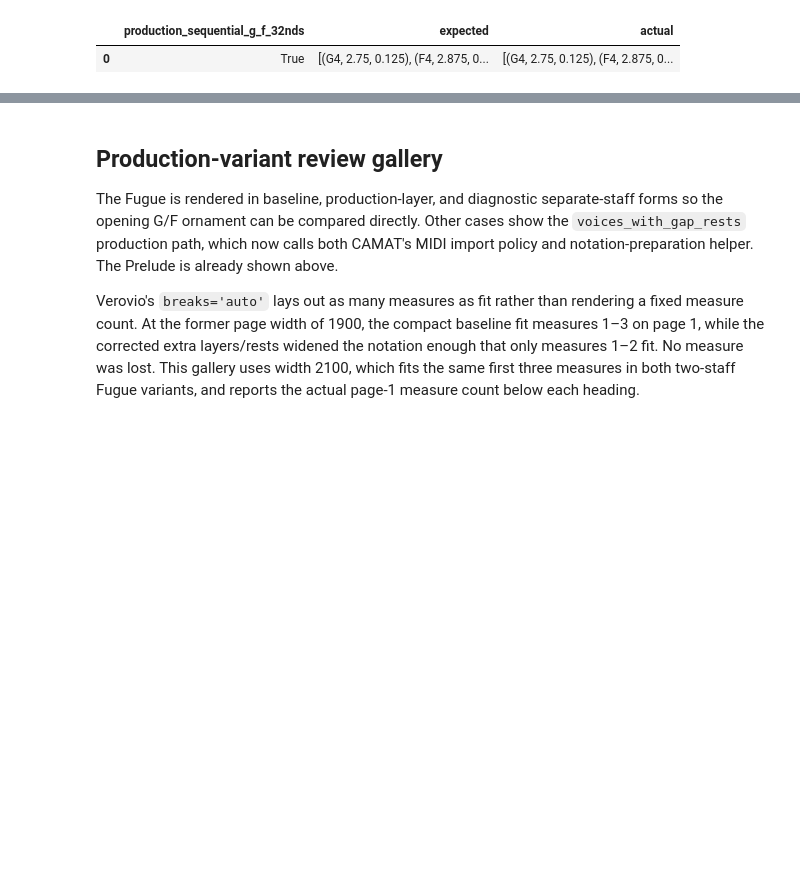
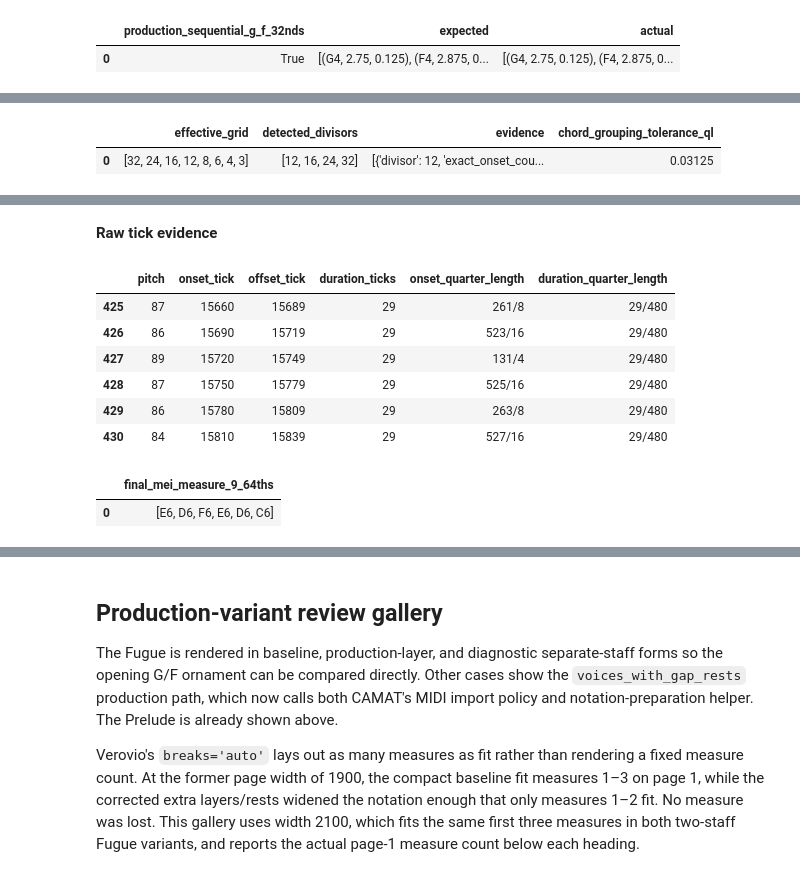
Before and after one commit to egorpol/camat_v2, a Jupyter notebook: testing_midi_conversion.ipynb, the cells around one changed output, grey strips where cells are left out. Drawn from its saved outputs; the diff is of its cells as text; code cells hidden in the pictures; blank space fills up the shorter version.

```diff
--- a/testing_midi_conversion.ipynb
+++ b/testing_midi_conversion.ipynb
@@ -777,0 +782,69 @@ if RUN_NETWORK_EXAMPLES:
+# %%
+beethoven_record = next((
+    record for record in records
+    if record.get('case_id') == 'beethoven_op13_mvt1'
+    and record.get('variant') == 'voices_with_gap_rests'
+    and record.get('status') == 'ok'
+), None)
+beethoven_score = scores.get(('beethoven_op13_mvt1', 'voices_with_gap_rests'))
+if beethoven_record is not None and beethoven_score is not None:
+    inference = beethoven_record.get('quantization_grid_inference') or {}
+    display(pd.DataFrame([{
+        'effective_grid': beethoven_record.get('quantization_quarter_length_divisors'),
+        'detected_divisors': inference.get('detected_divisors'),
+        'evidence': inference.get('evidence'),
+        'chord_grouping_tolerance_ql': beethoven_record.get('chord_grouping_tolerance_quarter_length'),
+    }]))
+
+    measure = beethoven_score.parts[0].measure(9)
+    actual_run = [
+        (pitch_label(element), float(element.offset), float(element.quarterLength))
+        for element in measure.flatten().notes
+        if 0.625 <= float(element.offset) < 1.0
+    ]
+    expected_run = [
+        ('E-6', 0.625, 0.0625),
+        ('D6', 0.6875, 0.0625),
+        ('F6', 0.75, 0.0625),
+        ('E-6', 0.8125, 0.0625),
+        ('D6', 0.875, 0.0625),
+        ('C6', 0.9375, 0.0625),
+    ]
+    display(pd.DataFrame(actual_run, columns=['event', 'offset_ql', 'duration_ql']))
+
+    timing = read_midi_timing(beethoven_record['local_midi'])
+    measure_start_tick = int(float(measure.getOffsetInHierarchy(beethoven_score)) * timing.ticks_per_quarter_note)
+    raw_run = timing.notes[
+        (timing.notes['track'] == 0)
+        & timing.notes['onset_tick'].between(
+            measure_start_tick + 300,
+            measure_start_tick + 480,
+            inclusive='left',
+        )
+    ][['pitch', 'onset_tick', 'offset_tick', 'duration_ticks', 'onset_quarter_length', 'duration_quarter_length']]
+    display(Markdown('**Raw tick evidence**'))
+    display(raw_run)
+
+    mei_root = ET.parse(beethoven_record['mei']).getroot()
+    mei_measure = next(
+        element for element in mei_root.iter()
+        if local_name(element.tag) == 'measure' and element.get('n') == '9'
+    )
+    mei_staff = next(
+        element for element in mei_measure
+        if local_name(element.tag) == 'staff' and element.get('n') == '1'
+    )
+    mei_run = [
+        f"{(element.get('pname') or '').upper()}{element.get('oct') or ''}"
+        for element in mei_staff.iter()
+        if local_name(element.tag) == 'note' and element.get('dur') == '64'
+    ]
+    display(pd.DataFrame([{'final_mei_measure_9_64ths': mei_run}]))
+    assert 16 in beethoven_record.get('quantization_quarter_length_divisors', [])
+    assert actual_run == expected_run
+    assert mei_run == ['E6', 'D6', 'F6', 'E6', 'D6', 'C6']
+elif RUN_NETWORK_EXAMPLES:
+    raise AssertionError('Beethoven automatic-grid conversion was not available.')
+# %% [output]
+|  | effective_grid | detected_divisors | evidence | chord_grouping_tolerance_ql |
+| 0 | [32, 24, 16, 12, 8, 6, 4, 3] | [12, 16, 24, 32] | [{'divisor': 12, 'exact_onset_cou... | 0.03125 |
@@ -778,3 +858,13 @@ if RUN_NETWORK_EXAMPLES:
+**Raw tick evidence**
+|  | pitch | onset_tick | offset_tick | duration_ticks | onset_quarter_length | duration_quarter_length |
+| 425 | 87 | 15660 | 15689 | 29 | 261/8 | 29/480 |
+| 426 | 86 | 15690 | 15719 | 29 | 523/16 | 29/480 |
+| 427 | 89 | 15720 | 15749 | 29 | 131/4 | 29/480 |
+| 428 | 87 | 15750 | 15779 | 29 | 525/16 | 29/480 |
+| 429 | 86 | 15780 | 15809 | 29 | 263/8 | 29/480 |
+| 430 | 84 | 15810 | 15839 | 29 | 527/16 | 29/480 |
+|  | final_mei_measure_9_64ths |
+| 0 | [E6, D6, F6, E6, D6, C6] |
 # %% [markdown]
 ## Manual grids and raw timing
 
```
Also changed, not shown: parts of 9 cells of this notebook, 49 other files.
